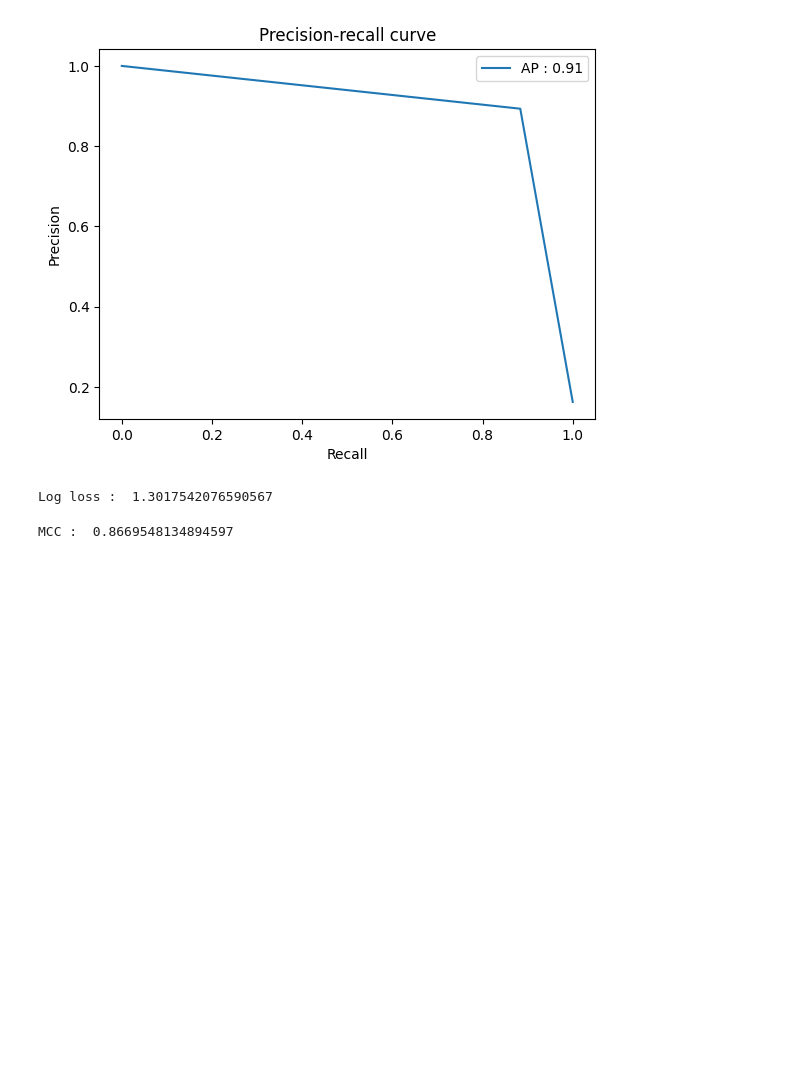
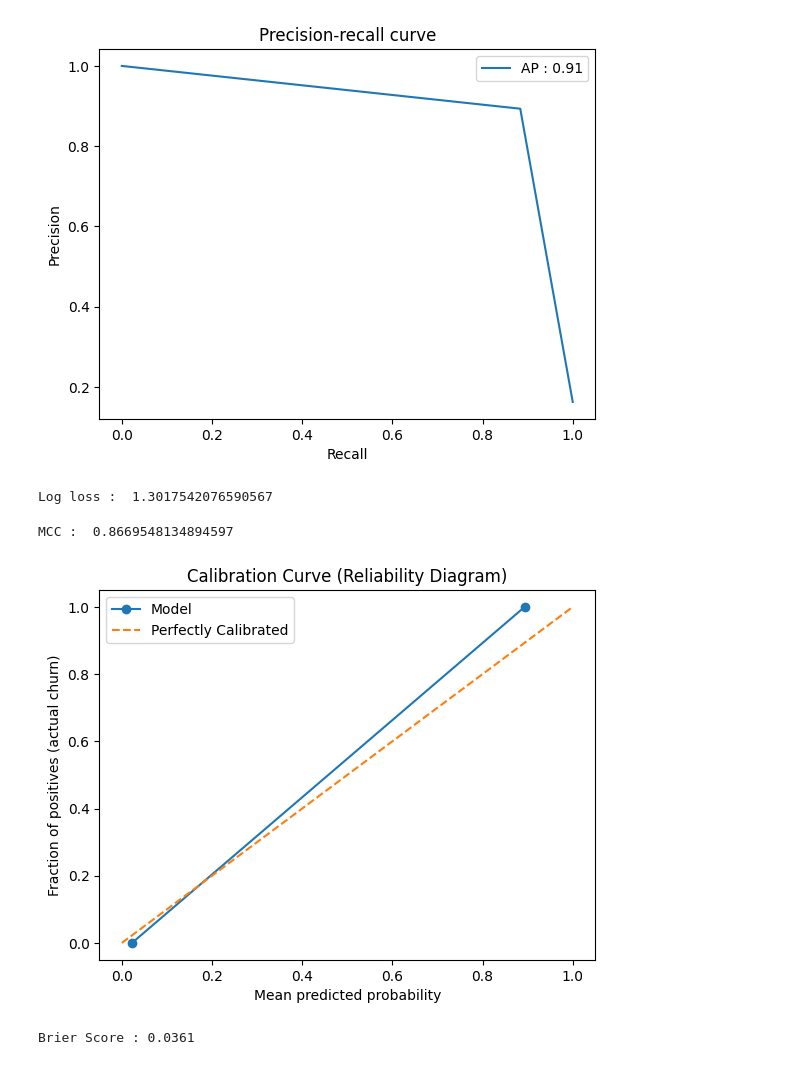
Before and after one commit to Maxwell-Selassie/Churn-Prediction, a Jupyter notebook: notebook.ipynb, the cells around one changed output. Drawn from its saved outputs; the diff is of its cells as text; code cells hidden in the pictures; blank space fills up the shorter version.

Commit message:
Customer Churn Prediction Model With XGBClassifier

```diff
--- a/notebook.ipynb
+++ b/notebook.ipynb
@@ -493,3 +493,30 @@ from sklearn.metrics import matthews_corrcoef
 print('MCC : ',matthews_corrcoef(y_test,y_pred_custom))
 # %% [output]
 MCC :  0.8669548134894597
+# %%
+#calibration - checks whether predicted models match reality
+from sklearn.calibration import calibration_curve
+prob_true, prob_pred = calibration_curve(y_test,y_pred_custom,n_bins=10)
+
+plt.plot(prob_true,prob_pred,marker='o',label='Model')
+plt.plot([0,1],[0,1],linestyle='--',label='Perfectly Calibrated')
+plt.xlabel('Mean predicted probability')
+plt.ylabel('Fraction of positives (actual churn)')
+plt.title('Calibration Curve (Reliability Diagram)')
+plt.legend()
+plt.show()
+
+# the diagonal line - perfectly calibrated
+# if the curve is below the diagonal - model is overconfident
+# if the curve is above the diagonal - model is underconfident
+# %% [output]
+[figure, added]
+# %%
+#Brier score - measures miscalibration
+#perfectly calibrated scores give low score
+#worse calibration give higher score
+from sklearn.metrics import brier_score_loss
+brier = brier_score_loss(y_test,y_pred_custom)
+print(f'Brier Score : {brier:.4f}')
+# %% [output]
+Brier Score : 0.0361
```
Also changed, not shown: parts of 1 cell of this notebook.
